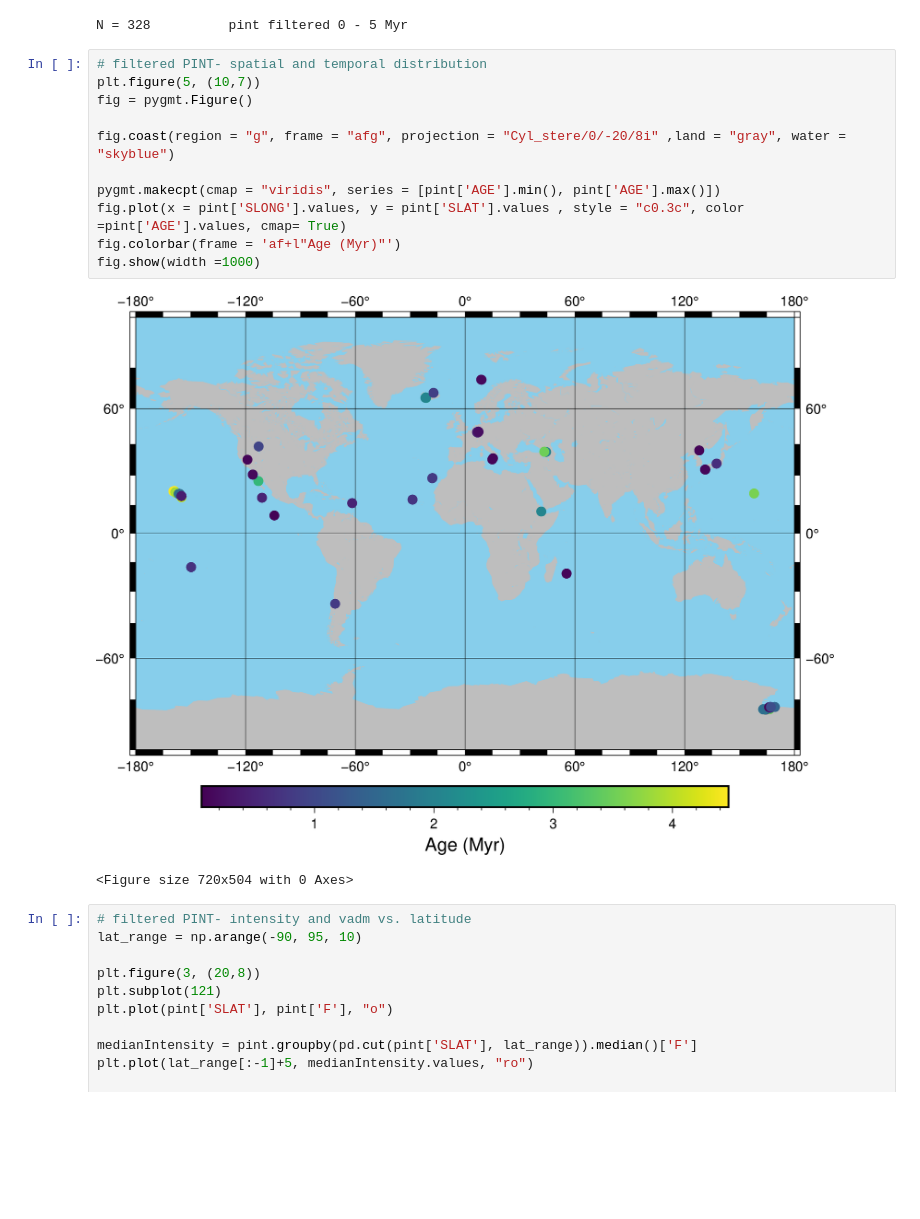
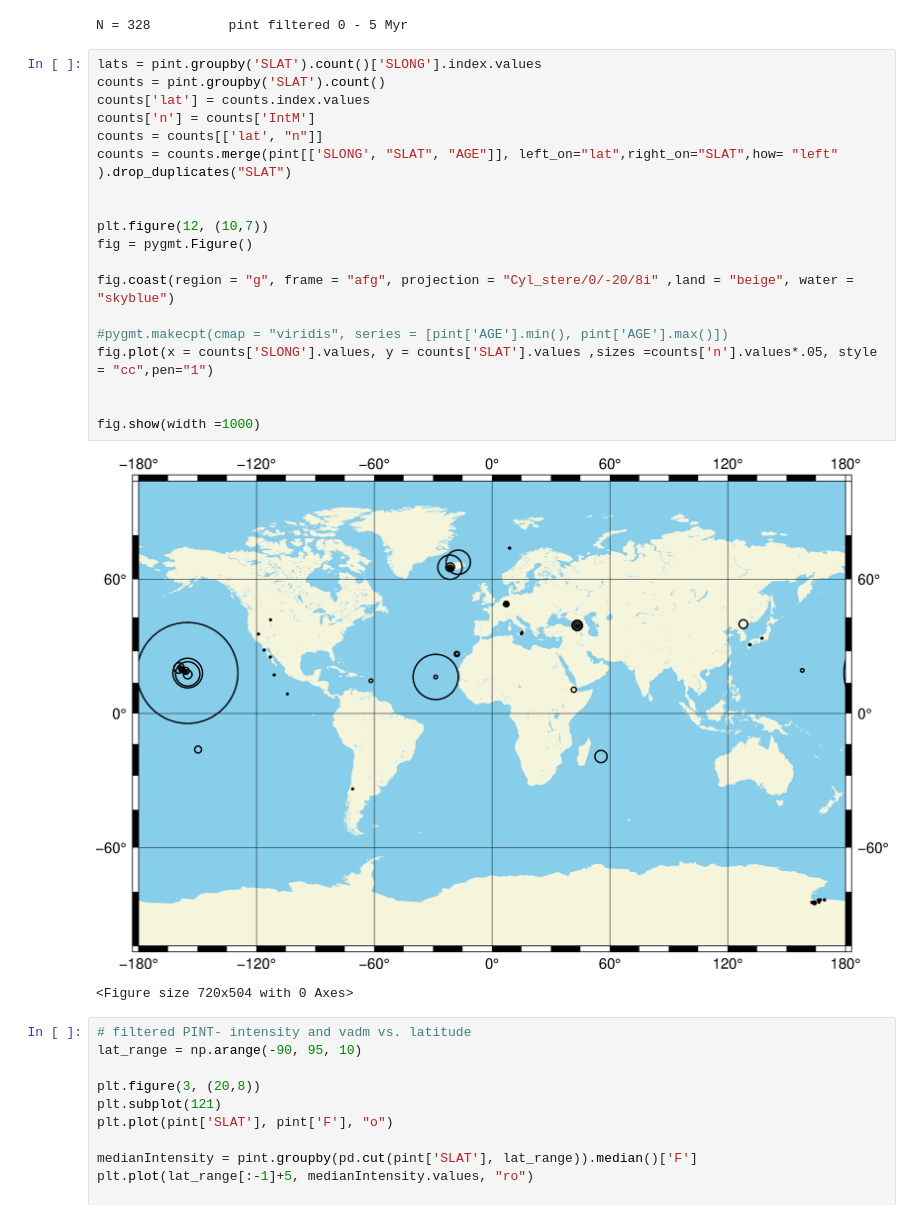
Before and after one commit to hfa2105/Golan_Heights_Analysis, a Jupyter notebook: Asefaw_GH_Analysis.ipynb, the cells around one changed output. Drawn from its saved outputs; the diff is of its cells as text; blank space fills up the shorter version.

```diff
--- a/Asefaw_GH_Analysis.ipynb
+++ b/Asefaw_GH_Analysis.ipynb
@@ -161,18 +161,26 @@ print("N = {} \t pint filtered 0 - 5 Myr".format(pint['AGE'].size))
 # %% [output]
 N = 328          pint filtered 0 - 5 Myr
 # %%
-# filtered PINT- spatial and temporal distribution
-plt.figure(5, (10,7))
+lats = pint.groupby('SLAT').count()['SLONG'].index.values
+counts = pint.groupby('SLAT').count()
+counts['lat'] = counts.index.values
+counts['n'] = counts['IntM']
+counts = counts[['lat', "n"]]
+counts = counts.merge(pint[['SLONG', "SLAT", "AGE"]], left_on="lat",right_on="SLAT",how= "left" ).drop_duplicates("SLAT")
+
+
+plt.figure(12, (10,7))
 fig = pygmt.Figure()
 
-fig.coast(region = "g", frame = "afg", projection = "Cyl_stere/0/-20/8i" ,land = "gray", water = "skyblue")
+fig.coast(region = "g", frame = "afg", projection = "Cyl_stere/0/-20/8i" ,land = "beige", water = "skyblue")
 
-pygmt.makecpt(cmap = "viridis", series = [pint['AGE'].min(), pint['AGE'].max()])
-fig.plot(x = pint['SLONG'].values, y = pint['SLAT'].values , style = "c0.3c", color =pint['AGE'].values, cmap= True)
-fig.colorbar(frame = 'af+l"Age (Myr)"')
+#pygmt.makecpt(cmap = "viridis", series = [pint['AGE'].min(), pint['AGE'].max()])
+fig.plot(x = counts['SLONG'].values, y = counts['SLAT'].values ,sizes =counts['n'].values*.05, style = "cc",pen="1")
+
+
 fig.show(width =1000)
 # %% [output]
-[figure, old version]
+[figure, new version]
 <Figure size 720x504 with 0 Axes>
 # %%
 # filtered PINT- intensity and vadm vs. latitude
```
Also changed, not shown: parts of 13 cells of this notebook.
